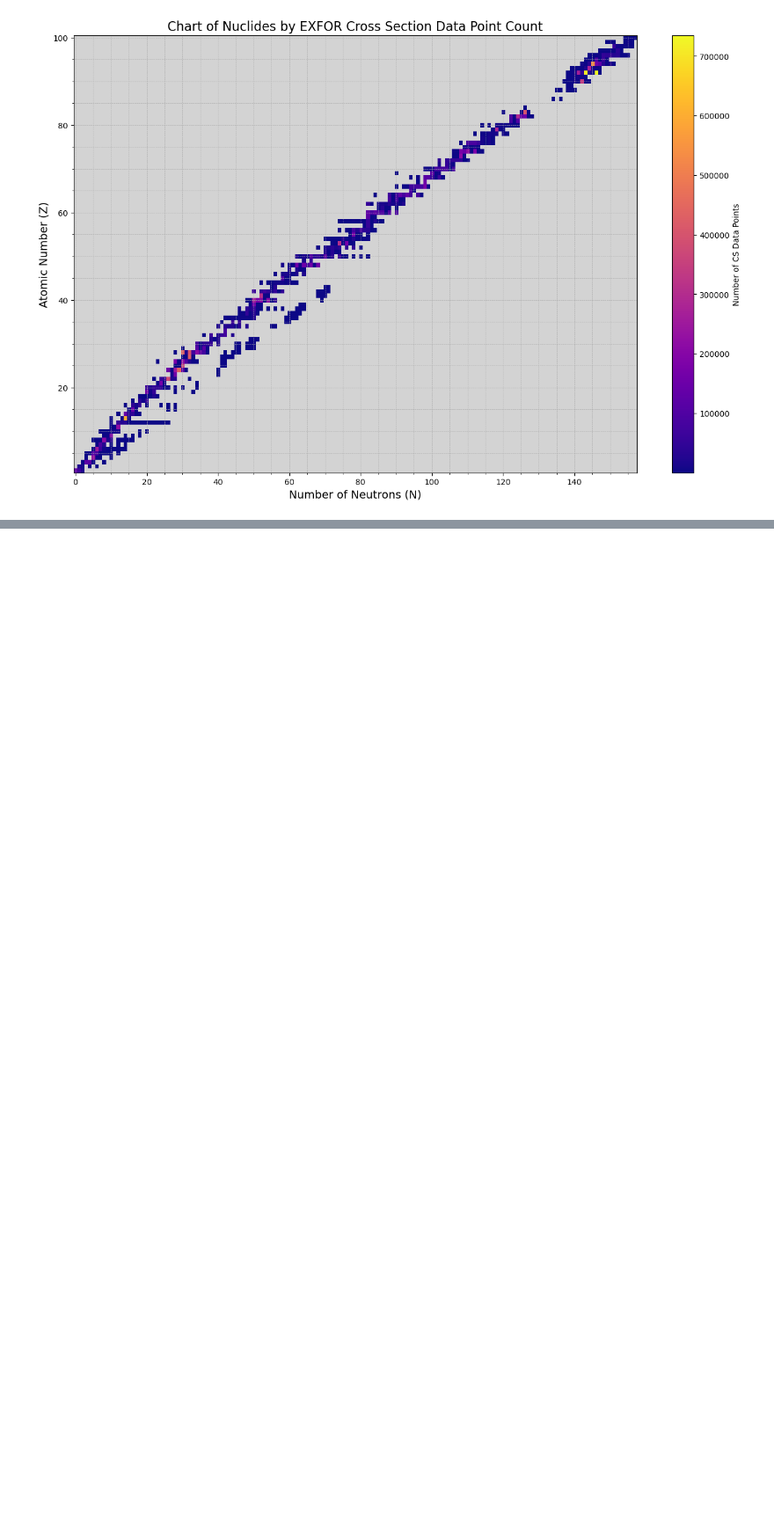
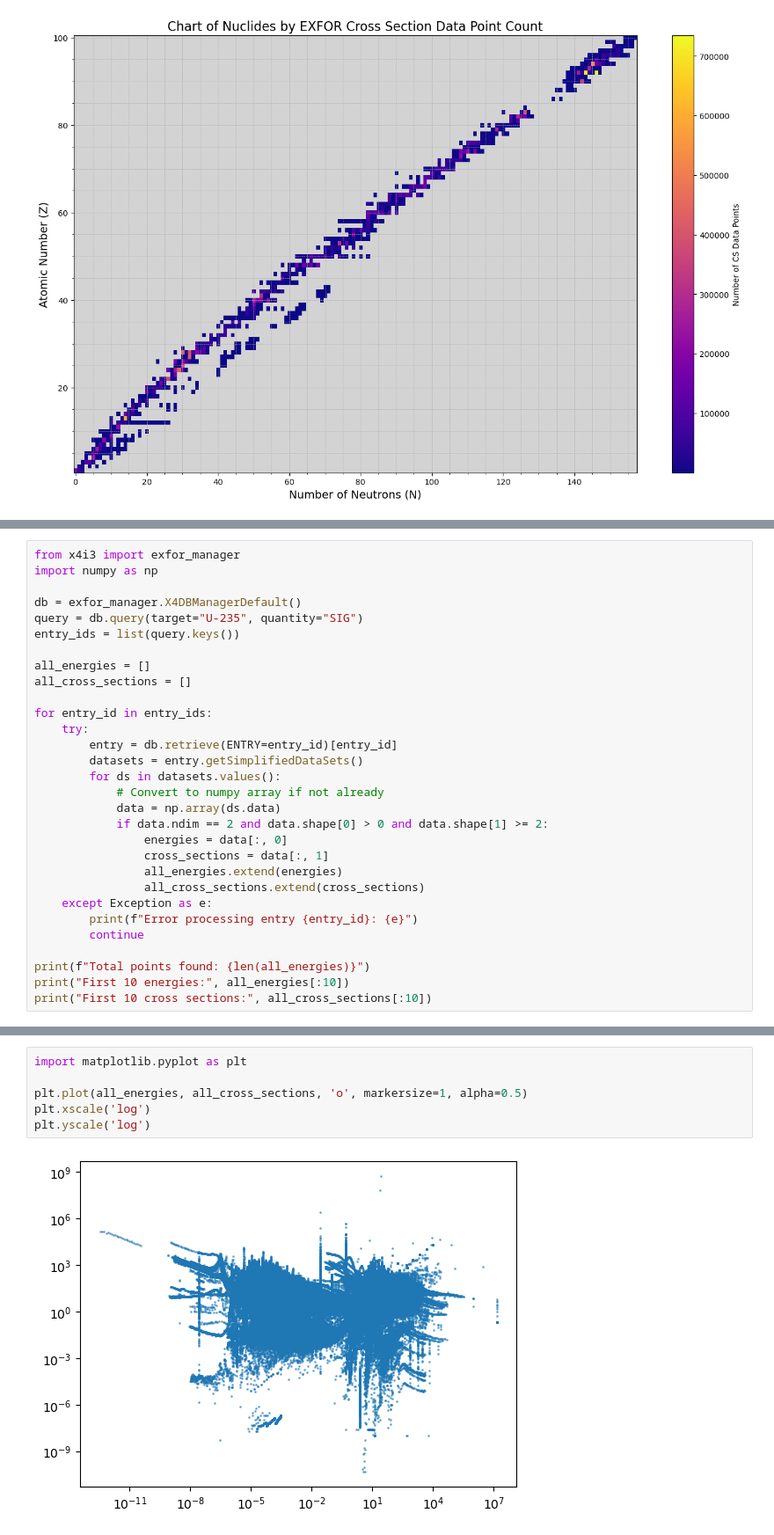
Before and after one commit to Glsw2714/Msci-Project, a Jupyter notebook: Project_msci.ipynb, the cells around one changed output, grey strips where cells are left out. Shown at 88% size. Cells and saved outputs as stored; diff of their text form; blank space fills up the shorter version.

```diff
--- a/Project_msci.ipynb
+++ b/Project_msci.ipynb
@@ -1130,0 +1230,30 @@ F-27: 3
+# %%
+from x4i3 import exfor_manager
+import numpy as np
+
+db = exfor_manager.X4DBManagerDefault()
+query = db.query(target="U-235", quantity="SIG")
+entry_ids = list(query.keys())
+
+all_energies = []
+all_cross_sections = []
+
+for entry_id in entry_ids:
+    try:
+        entry = db.retrieve(ENTRY=entry_id)[entry_id]
+        datasets = entry.getSimplifiedDataSets()
+        for ds in datasets.values():
+            # Convert to numpy array if not already
+            data = np.array(ds.data)
+            if data.ndim == 2 and data.shape[0] > 0 and data.shape[1] >= 2:
+                energies = data[:, 0]
+                cross_sections = data[:, 1]
+                all_energies.extend(energies)
+                all_cross_sections.extend(cross_sections)
+    except Exception as e:
+        print(f"Error processing entry {entry_id}: {e}")
+        continue
+
+print(f"Total points found: {len(all_energies)}")
+print("First 10 energies:", all_energies[:10])
+print("First 10 cross sections:", all_cross_sections[:10])
@@ -1130,0 +1264,8 @@ F-27: 3
+# %%
+import matplotlib.pyplot as plt
+
+plt.plot(all_energies, all_cross_sections, 'o', markersize=1, alpha=0.5)
+plt.xscale('log')
+plt.yscale('log')
+# %% [output]
+[figure, added]
```
Also changed, not shown: parts of 10 cells of this notebook, 3 other files.
